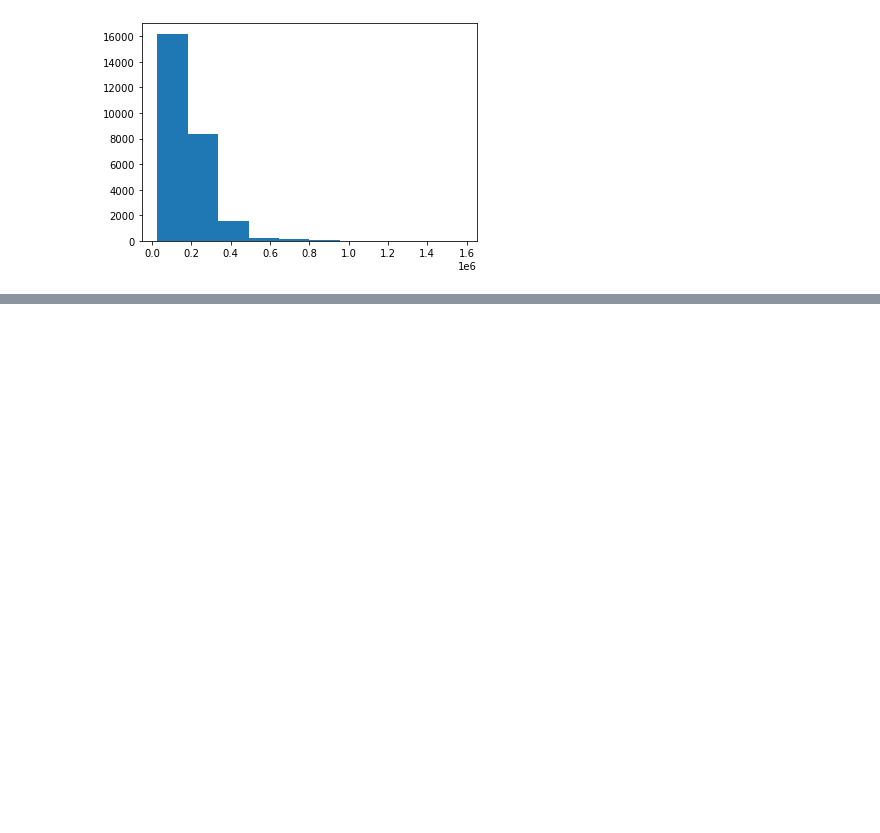
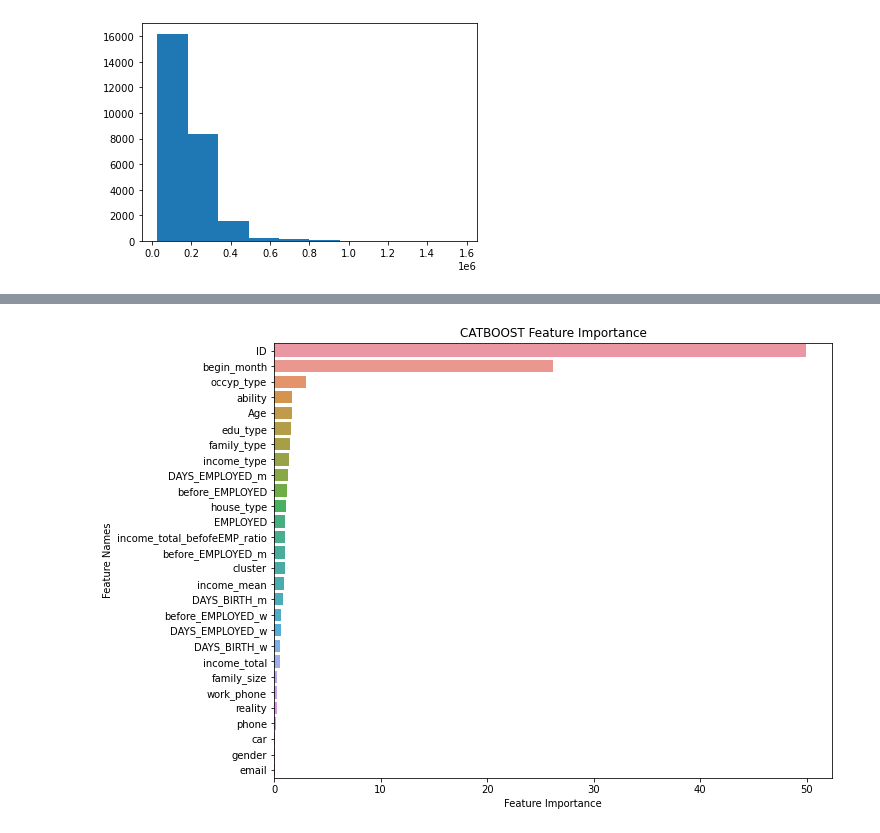
Before and after one commit to seongmin-97/MLstudy, a Jupyter notebook: 데이콘 코드 분석/02주차 신용카드 사용자 연체 예측 AI 경진대회/대회 소개, 1위 솔루션.ipynb, the cells around one changed output, grey strips where cells are left out. Cells and saved outputs as stored; diff of their text form; code cells hidden in the pictures; blank space fills up the shorter version.

```diff
--- a/데이콘 코드 분석/02주차 신용카드 사용자 연체 예측 AI 경진대회/대회 소개, 1위 솔루션.ipynb
+++ b/데이콘 코드 분석/02주차 신용카드 사용자 연체 예측 AI 경진대회/대회 소개, 1위 솔루션.ipynb
@@ -312,0 +346,25 @@ test['ID'] = test['ID'].astype('int64')
+# %%
+skfold = StratifiedKFold(n_splits=n_fold, shuffle=True, random_state=seed)
+folds=[]
+# folds에 각 폴드 인덱스 저장
+for train_idx, valid_idx in skfold.split(X, y):
+        folds.append((train_idx, valid_idx))
+
+cat_pred = np.zeros((X.shape[0], n_class))
+cat_pred_test = np.zeros((X_test.shape[0], n_class))
+cat_cols = ['income_type', 'edu_type', 'family_type', 'house_type', 'occyp_type', 'ID']
+for fold in range(n_fold):
+  print(f'\n----------------- Fold {fold} -----------------\n')
+  train_idx, valid_idx = folds[fold]
+  X_train, X_valid, y_train, y_valid = X.iloc[train_idx], X.iloc[valid_idx], y[train_idx], y[valid_idx]
+  train_data = Pool(data=X_train, label=y_train, cat_features=cat_cols)
+  valid_data = Pool(data=X_valid, label=y_valid, cat_features=cat_cols)
+
+  model_cat = CatBoostClassifier()
+  model_cat.fit(train_data, eval_set=valid_data, use_best_model=True, early_stopping_rounds=100, verbose=100)
+
+  cat_pred[valid_idx] = model_cat.predict_proba(X_valid)
+  cat_pred_test += model_cat.predict_proba(X_test) / n_fold
+  print(f'CV Log Loss Score: {log_loss(y_valid, cat_pred[valid_idx]):.6f}')
+
+print(f'\tLog Loss: {log_loss(y, cat_pred):.6f}')
@@ -312,0 +389,22 @@ test['ID'] = test['ID'].astype('int64')
+# %%
+def plot_feature_importance(importance,names,model_type):
+
+    feature_importance = np.array(importance)
+    feature_names = np.array(names)
+
+    data={'feature_names':feature_names,'feature_importance':feature_importance}
+    fi_df = pd.DataFrame(data)
+
+    fi_df.sort_values(by=['feature_importance'], ascending=False,inplace=True)
+
+    plt.figure(figsize=(10,8))
+
+    sns.barplot(x=fi_df['feature_importance'], y=fi_df['feature_names'])
+
+    plt.title(model_type + ' Feature Importance')
+    plt.xlabel('Feature Importance')
+    plt.ylabel('Feature Names')
+# %%
+plot_feature_importance(model_cat.get_feature_importance(),X_test.columns,'CATBOOST')
+# %% [output]
+[figure, added]
```
Also changed, not shown: parts of 7 cells of this notebook, 6 other files.
